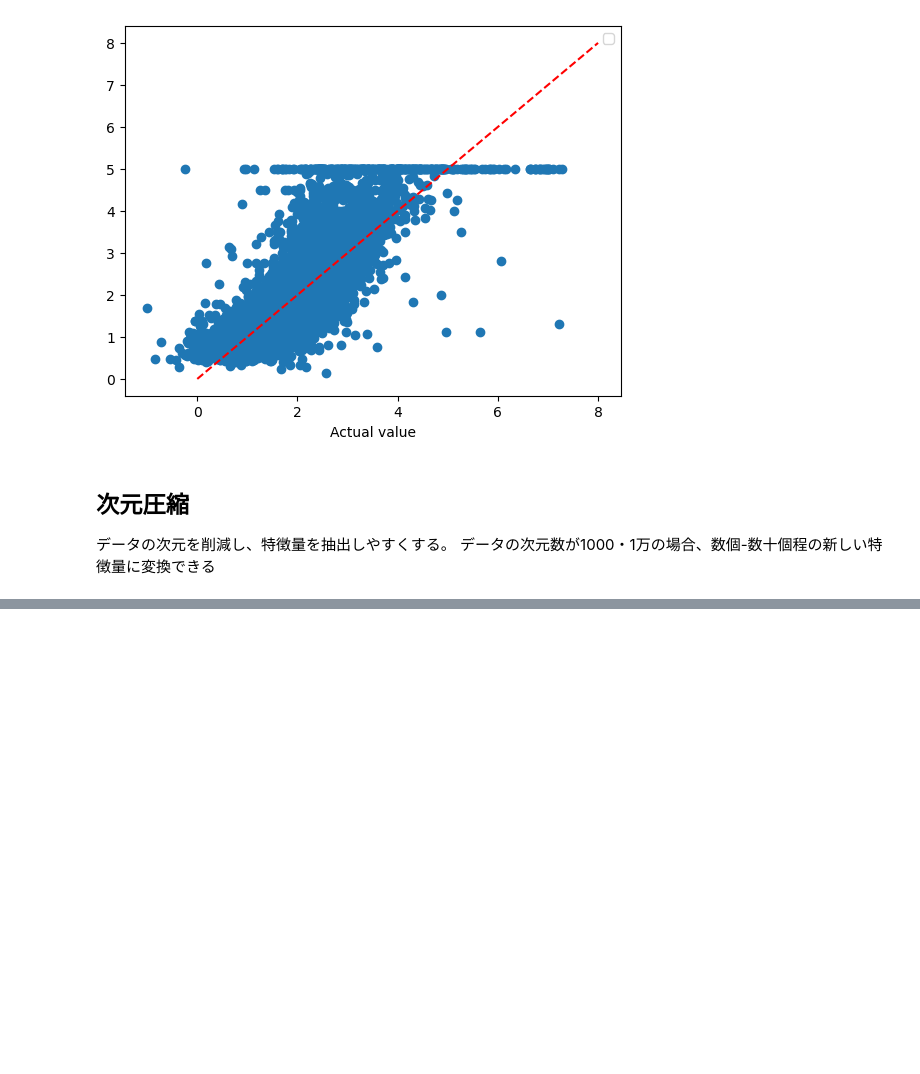
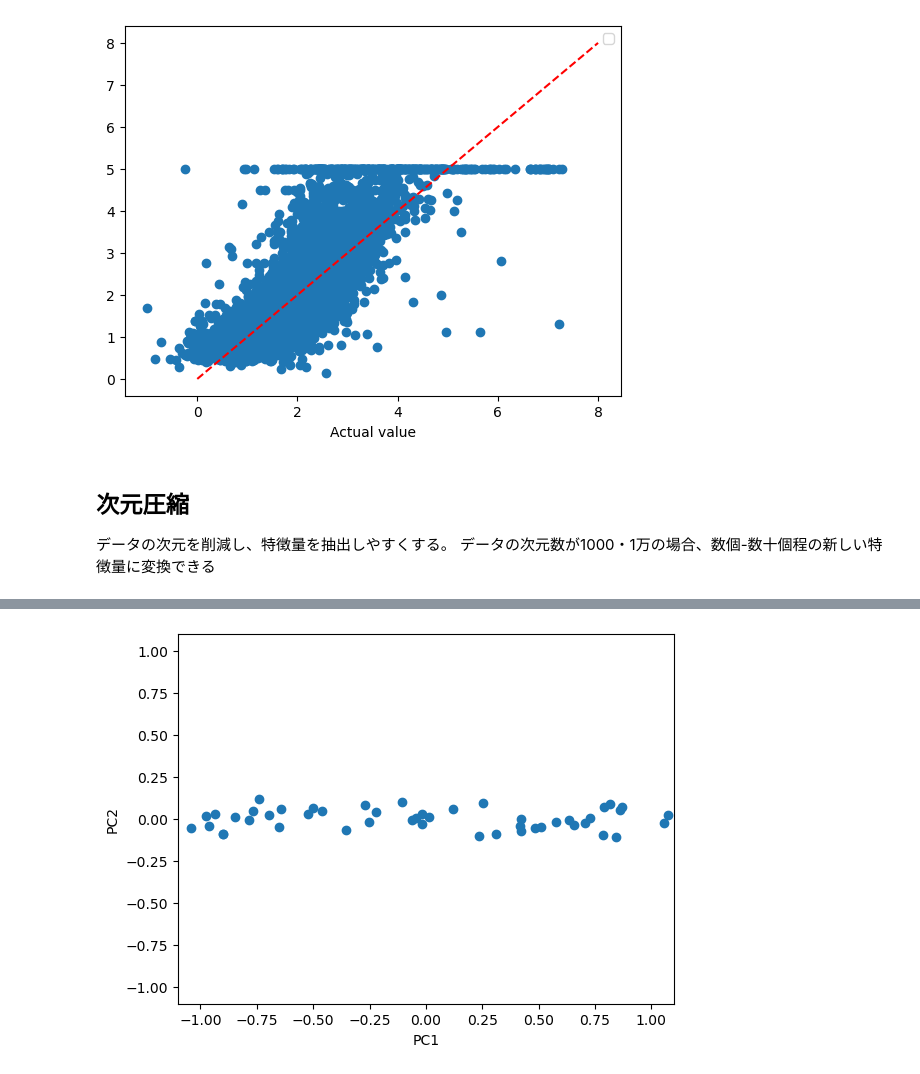
Before and after one commit to KNemoto255/python_DataAnalysis, a Jupyter notebook: Python_DataAnalysis_Scikit-Learn( Regression, DR, Evaluation, Parameter ).ipynb, the cells around one changed output, grey strips where cells are left out. Cells and saved outputs as stored; diff of their text form; code cells hidden in the pictures; blank space fills up the shorter version.

```diff
--- a/Python_DataAnalysis_Scikit-Learn( Regression, DR, Evaluation, Parameter ).ipynb
+++ b/Python_DataAnalysis_Scikit-Learn( Regression, DR, Evaluation, Parameter ).ipynb
@@ -53,0 +73,12 @@ No artists with labels found to put in legend.  Note that artists whose label st
+# %%
+#主成分分析 - y方向の分散を削減する
+from sklearn.decomposition import PCA
+
+#PCAのインスタンス
+pca = PCA(n_components=2)
+
+#2次元ベクトルのデータでPCAを実行するには、データを2次元・2列の配列にする
+X_prepca = np.hstack((X.reshape(-1,1), Y.reshape(-1,1)))
+
+#主成分分析
+X_pca = pca.fit_transform(X_prepca)
@@ -53,0 +103,14 @@ No artists with labels found to put in legend.  Note that artists whose label st
+# %%
+#主成分分析の結果(X_pca) をプロットする
+fig, ax =plt.subplots()
+ax.scatter(X_pca[:,0], X_pca[:,1])
+
+ax.set_xlabel("PC1")
+ax.set_ylabel("PC2")
+
+ax.set_xlim(-1.1, 1.1)
+ax.set_ylim(-1.1, 1.1)
+
+plt.show()
+# %% [output]
+[figure, added]
```
Also changed, not shown: parts of 9 cells of this notebook.
